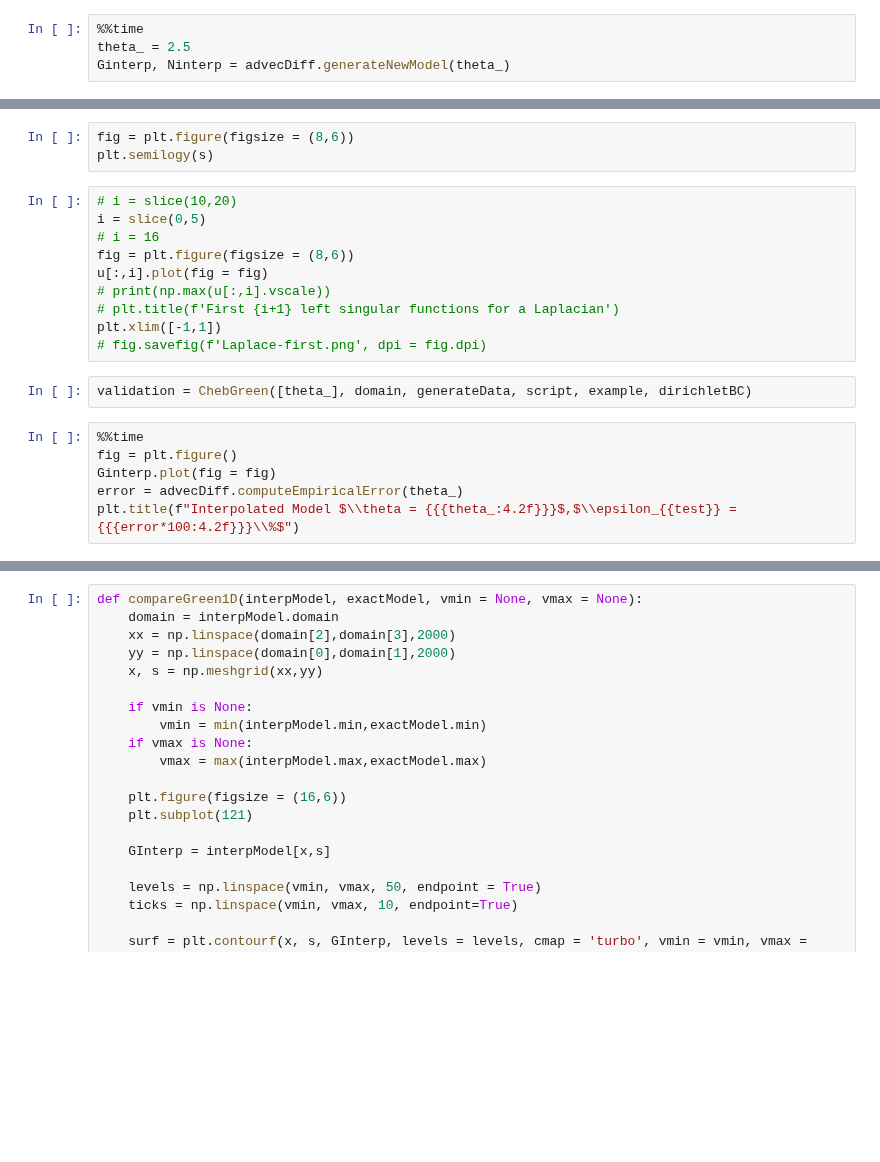
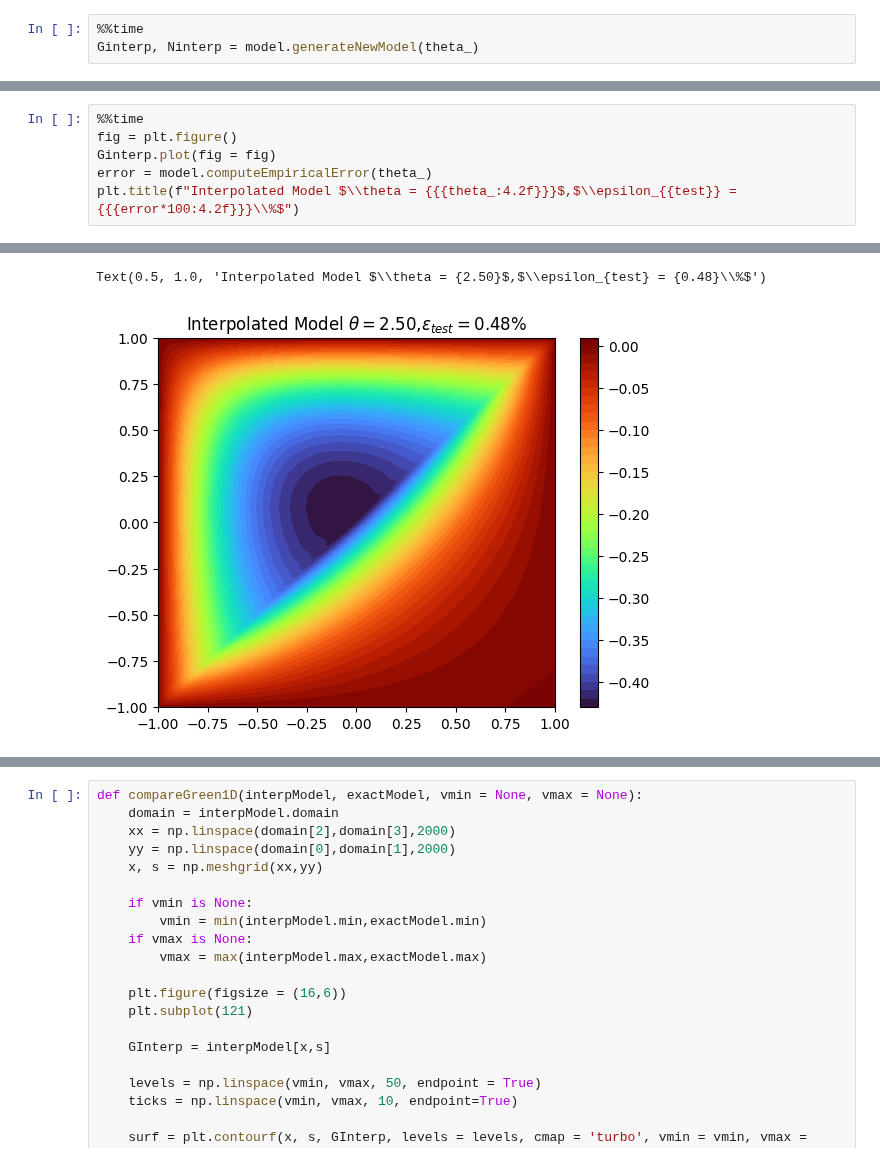
Before and after one commit to hsharsh/chebgreen, a Jupyter notebook: examples/advection_diffusion.ipynb, the cells around one changed output, grey strips where cells are left out. Cells and saved outputs as stored; diff of their text form; blank space fills up the shorter version.

```diff
--- a/examples/advection_diffusion.ipynb
+++ b/examples/advection_diffusion.ipynb
@@ -54,4 +132,3 @@ plt.xlim([-1,1])
 # %%
 %%time
-theta_ = 2.5
-Ginterp, Ninterp = advecDiff.generateNewModel(theta_)
+Ginterp, Ninterp = model.generateNewModel(theta_)
@@ -63,21 +149,7 @@ u,s,v = Ginterp.svd()
-# %%
-fig = plt.figure(figsize = (8,6))
-plt.semilogy(s)
-# %%
-# i = slice(10,20)
-i = slice(0,5)
-# i = 16
-fig = plt.figure(figsize = (8,6))
-u[:,i].plot(fig = fig)
-# print(np.max(u[:,i].vscale))
-# plt.title(f'First {i+1} left singular functions for a Laplacian')
-plt.xlim([-1,1])
-# fig.savefig(f'Laplace-first.png', dpi = fig.dpi)
-# %%
-validation = ChebGreen([theta_], domain, generateData, script, example, dirichletBC)
 # %%
 %%time
 fig = plt.figure()
 Ginterp.plot(fig = fig)
-error = advecDiff.computeEmpiricalError(theta_)
+error = model.computeEmpiricalError(theta_)
 plt.title(f"Interpolated Model $\\theta = {{{theta_:4.2f}}}$,$\\epsilon_{{test}} = {{{error*100:4.2f}}}\\%$")
+# %% [output]
@@ -84,3 +158,5 @@ plt.title(f"Interpolated Model $\\theta = {{{theta_:4.2f}}}$,$\\epsilon_{{test}}
+Text(0.5, 1.0, 'Interpolated Model $\\theta = {2.50}$,$\\epsilon_{test} = {0.48}\\%$')
+[figure, added]
 # %%
 %%time
 fig = plt.figure()
```
Also changed, not shown: parts of 18 cells of this notebook, 5 other files.
